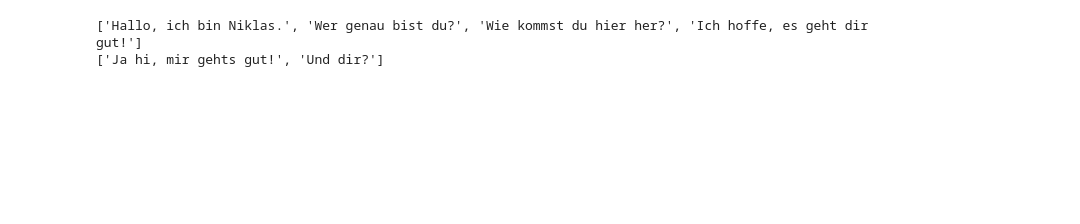
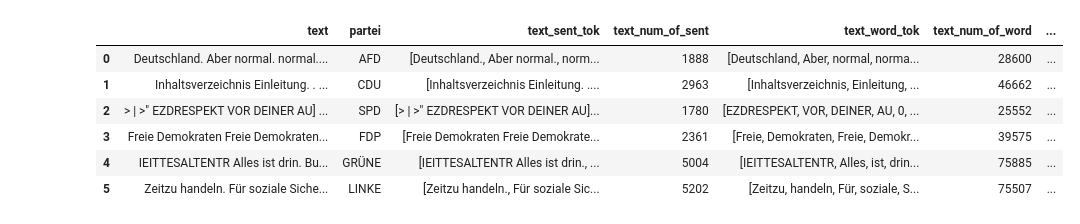
Before and after one commit to NICFRU/NLP, a Jupyter notebook: nlp_pipeline.ipynb, the cells around one changed output. Cells and saved outputs as stored; diff of their text form; code cells hidden in the pictures; blank space fills up the shorter version.

```diff
--- a/nlp_pipeline.ipynb
+++ b/nlp_pipeline.ipynb
@@ -29,0 +53,10 @@ def init_data(path: str, rename_dict, drop_list=[]):
+# %%
+text_afd = init_data("data/AFD_Wahlprogramm_2021.txt")
+text_cdu = init_data("data/CDU-CSU_Wahlrprogramm_2021.txt")
+text_gruene = init_data("data/DIE_GRUENEN_Wahlprogramm_2021.txt")
+text_linke = init_data("data/DIE_LINKE_Wahlprogramm_2021.txt")
+text_spd = init_data("data/SPD_Wahlprogramm_2021.txt")
+text_fdp = init_data("data/FDP_Wahlprogramm_2021.txt")
+# %%
+data = pd.DataFrame(data={"text": [text_afd, text_cdu, text_spd, text_fdp, text_gruene, text_linke], "partei": ["AFD", "CDU", "SPD", "FDP", "GRÜNE", "LINKE"]})
+data
@@ -48,13 +89,6 @@ def sentence_tokenization(data, col):
     data[col_name_length] = lengths_of_sentences
 
     return data
-# %%
-for entry in ["Hallo, ich bin Niklas. Wer genau bist du? Wie kommst du hier her? Ich hoffe, es geht dir gut!", "Ja hi, mir gehts gut! Und dir?"]:
-    sentence = nltk.sent_tokenize(entry)
-    print(sentence)
-# %% [output]
-['Hallo, ich bin Niklas.', 'Wer genau bist du?', 'Wie kommst du hier her?', 'Ich hoffe, es geht dir gut!']
-['Ja hi, mir gehts gut!', 'Und dir?']
 # %%
 def word_tokenization(data, col):
     # Lists to store the results during the calculations
@@ -108,9 +142,9 @@ def stemming_lemming(data, col):
 
     return data
 # %%
-def stopwords_count_and_removal(data, col, language="english"):
+def stopwords_count_and_removal(data, col, language="german"):
 
-    stoplist = nltk.stopwords.words(language)
+    stoplist = stopwords.words(language)
 
     number_of_stopwords = []
     text_without_stopwords = []
@@ -220,6 +252,16 @@ def getRatios(data):
     data["ratio_conjs"] = data.apply(lambda row: (row["num_conjs"] / row["word_count"]), axis=1)
 
     return data
-# %%
-data = getNumbers(data)
-data = getRatios(data)
+# %%
+data = sentence_tokenization(data, "text")
+data = word_tokenization(data, "text")
+data = stopwords_count_and_removal(data, "text")
+data
+# %% [output]
+|  | text | partei | text_sent_tok | text_num_of_sent | text_word_tok | text_num_of_word | ... |
+| 0 | Deutschland. Aber normal. normal.... | AFD | [Deutschland., Aber normal., norm... | 1888 | [Deutschland, Aber, normal, norma... | 28600 | ... |
+| 1 | Inhaltsverzeichnis Einleitung. . ... | CDU | [Inhaltsverzeichnis Einleitung. .... | 2963 | [Inhaltsverzeichnis, Einleitung, ... | 46662 | ... |
+| 2 | > | >" EZDRESPEKT VOR DEINER AU] ... | SPD | [> | >" EZDRESPEKT VOR DEINER AU]... | 1780 | [EZDRESPEKT, VOR, DEINER, AU, 0, ... | 25552 | ... |
+| 3 | Freie Demokraten Freie Demokraten... | FDP | [Freie Demokraten Freie Demokrate... | 2361 | [Freie, Demokraten, Freie, Demokr... | 39575 | ... |
+| 4 | IEITTESALTENTR Alles ist drin. Bu... | GRÜNE | [IEITTESALTENTR Alles ist drin., ... | 5004 | [IEITTESALTENTR, Alles, ist, drin... | 75885 | ... |
+| 5 | Zeitzu handeln. Für soziale Siche... | LINKE | [Zeitzu handeln., Für soziale Sic... | 5202 | [Zeitzu, handeln, Für, soziale, S... | 75507 | ... |
```
Also changed, not shown: parts of 11 cells of this notebook, 6 other files.
